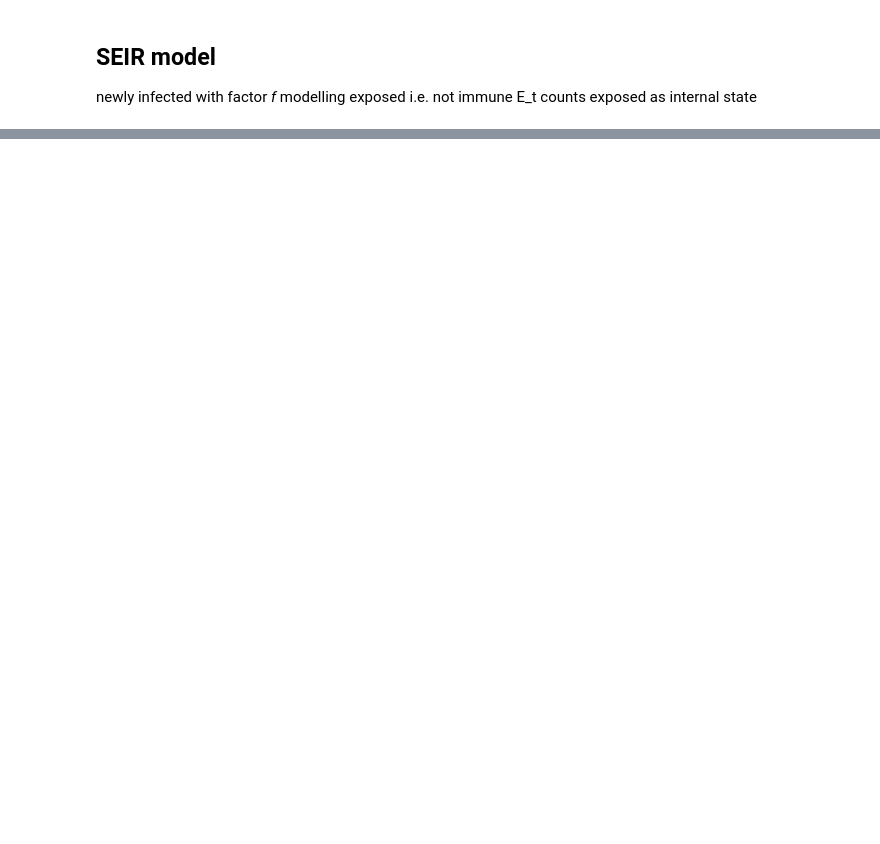
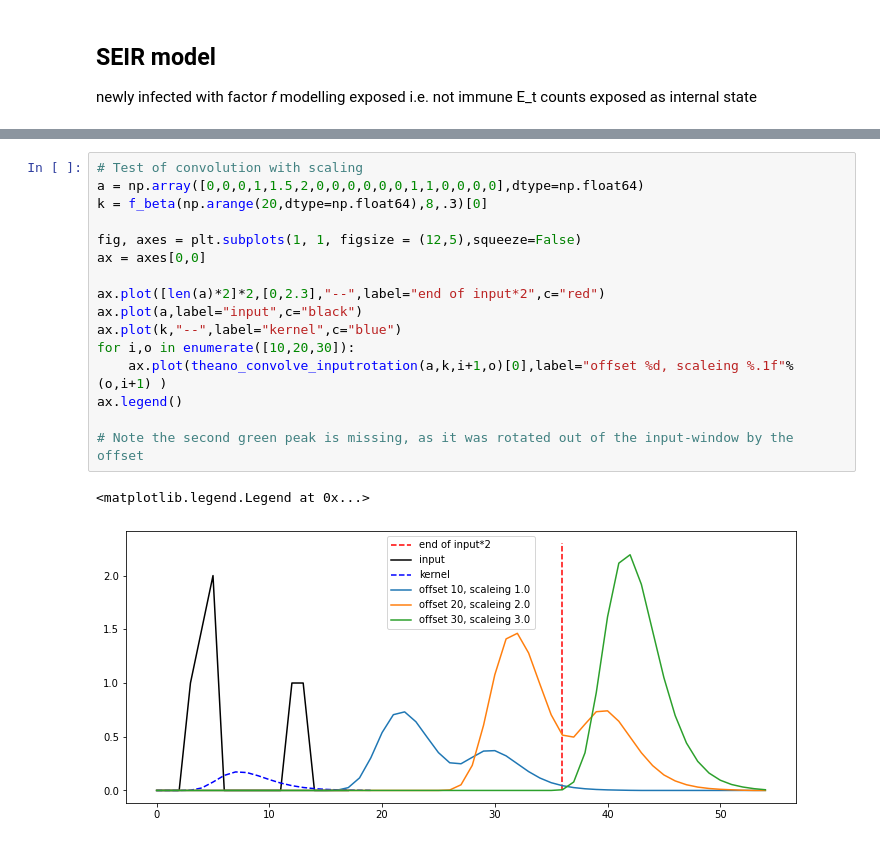
Before and after one commit to matthiaslinden/COVID19_inference_alt, a Jupyter notebook: TheanoToolkit.ipynb, the cells around one changed output, grey strips where cells are left out. Cells and saved outputs as stored; diff of their text form; blank space fills up the shorter version.

```diff
--- a/TheanoToolkit.ipynb
+++ b/TheanoToolkit.ipynb
@@ -169,0 +277,19 @@ plt.plot(E_t)
+# %%
+# Test of convolution with scaling
+a = np.array([0,0,0,1,1.5,2,0,0,0,0,0,0,1,1,0,0,0,0],dtype=np.float64)
+k = f_beta(np.arange(20,dtype=np.float64),8,.3)[0]
+
+fig, axes = plt.subplots(1, 1, figsize = (12,5),squeeze=False)
+ax = axes[0,0]
+
+ax.plot([len(a)*2]*2,[0,2.3],"--",label="end of input*2",c="red")
+ax.plot(a,label="input",c="black")
+ax.plot(k,"--",label="kernel",c="blue")
+for i,o in enumerate([10,20,30]):
+    ax.plot(theano_convolve_inputrotation(a,k,i+1,o)[0],label="offset %d, scaleing %.1f"%(o,i+1) )
+ax.legend()
+
+# Note the second green peak is missing, as it was rotated out of the input-window by the offset
+# %% [output]
+<matplotlib.legend.Legend at 0x...>
+[figure, added]
```
Also changed, not shown: parts of 10 cells of this notebook.
